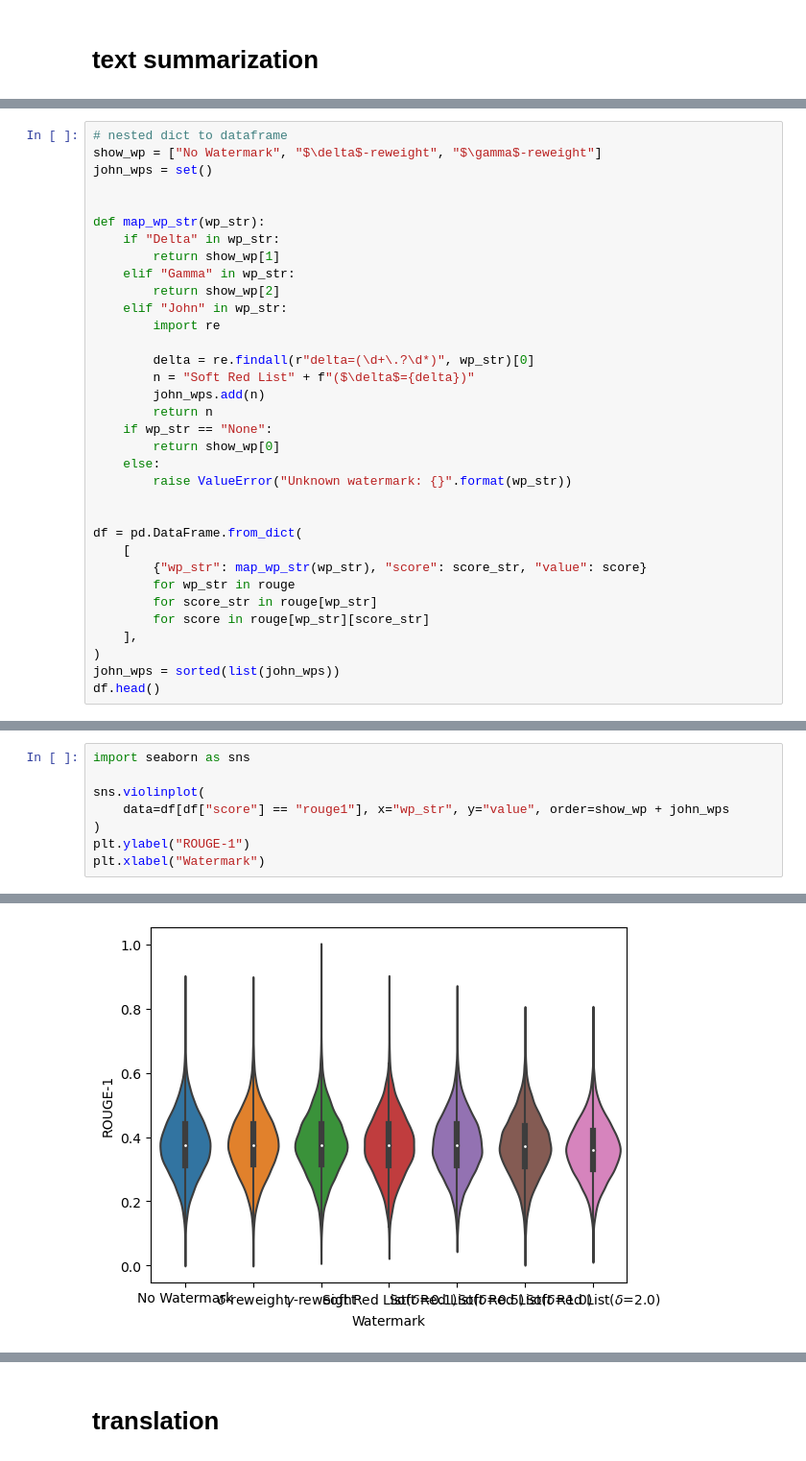
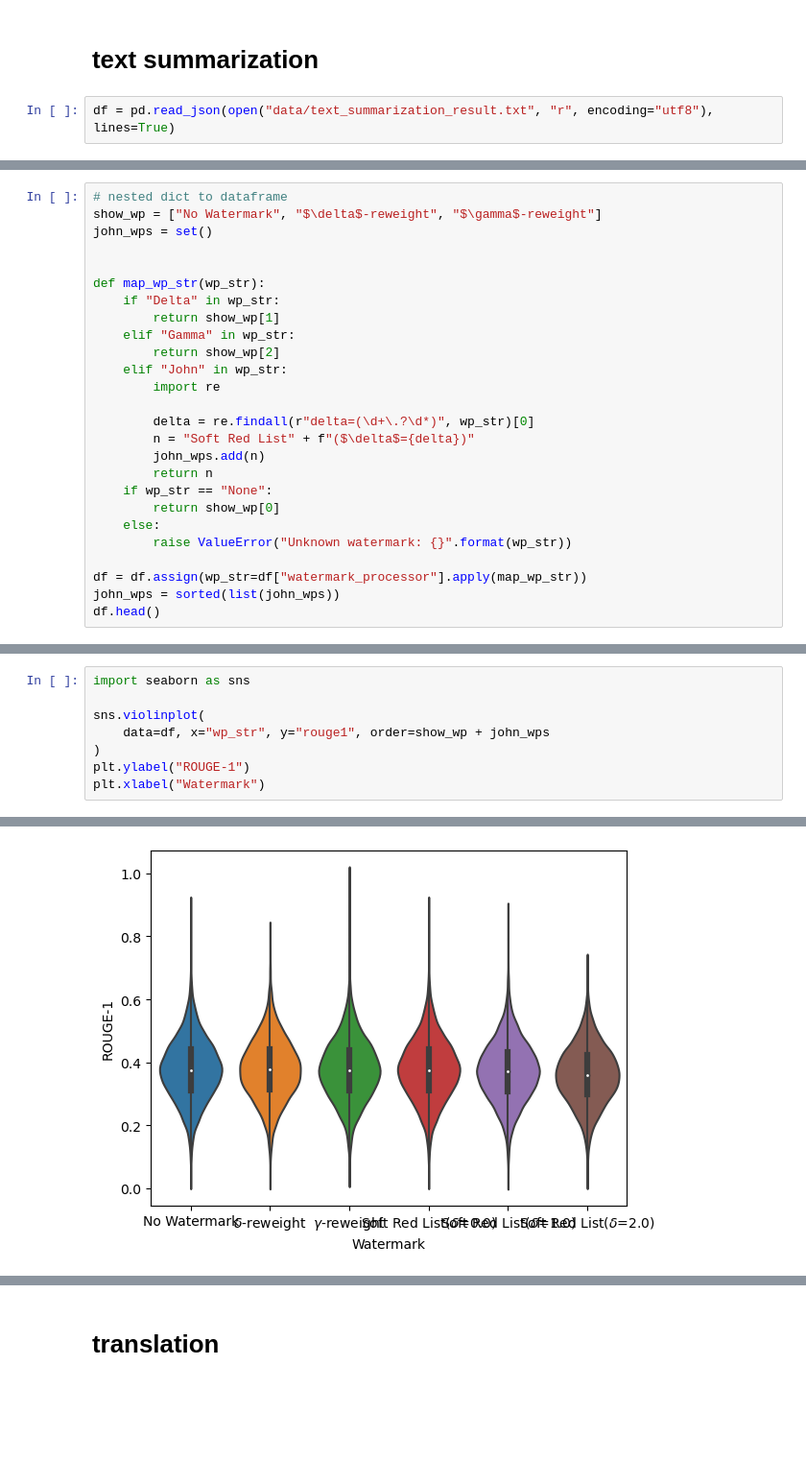
Before and after one commit to xiaoniu-578fa6bff964d005/UnbiasedWatermark, a Jupyter notebook: plot.ipynb, the cells around one changed output, grey strips where cells are left out. Shown: that part at 96% size. Cells and saved outputs as stored; diff of their text form; blank space fills up the shorter version.

Commit message:
update data

```diff
--- a/plot.ipynb
+++ b/plot.ipynb
@@ -8,4 +8,6 @@ import numpy as np
 import pandas as pd
 # %% [markdown]
 # text summarization
+# %%
+df = pd.read_json(open("data/text_summarization_result.txt", "r", encoding="utf8"), lines=True)
 # %%
@@ -35,15 +42,7 @@ def map_wp_str(wp_str):
     else:
         raise ValueError("Unknown watermark: {}".format(wp_str))
 
-
-df = pd.DataFrame.from_dict(
-    [
-        {"wp_str": map_wp_str(wp_str), "score": score_str, "value": score}
-        for wp_str in rouge
-        for score_str in rouge[wp_str]
-        for score in rouge[wp_str][score_str]
-    ],
-)
+df = df.assign(wp_str=df["watermark_processor"].apply(map_wp_str))
 john_wps = sorted(list(john_wps))
 df.head()
 # %% [output]
@@ -56,12 +55,12 @@ df.head()
 # %%
 import seaborn as sns
 
 sns.violinplot(
-    data=df[df["score"] == "rouge1"], x="wp_str", y="value", order=show_wp + john_wps
+    data=df, x="wp_str", y="rouge1", order=show_wp + john_wps
 )
 plt.ylabel("ROUGE-1")
 plt.xlabel("Watermark")
 # %% [output]
 Text(0.5, 0, 'Watermark')
-[figure, old version]
+[figure, new version]
 # %%
```
Also changed, not shown: parts of 11 cells of this notebook, 3 other files.
